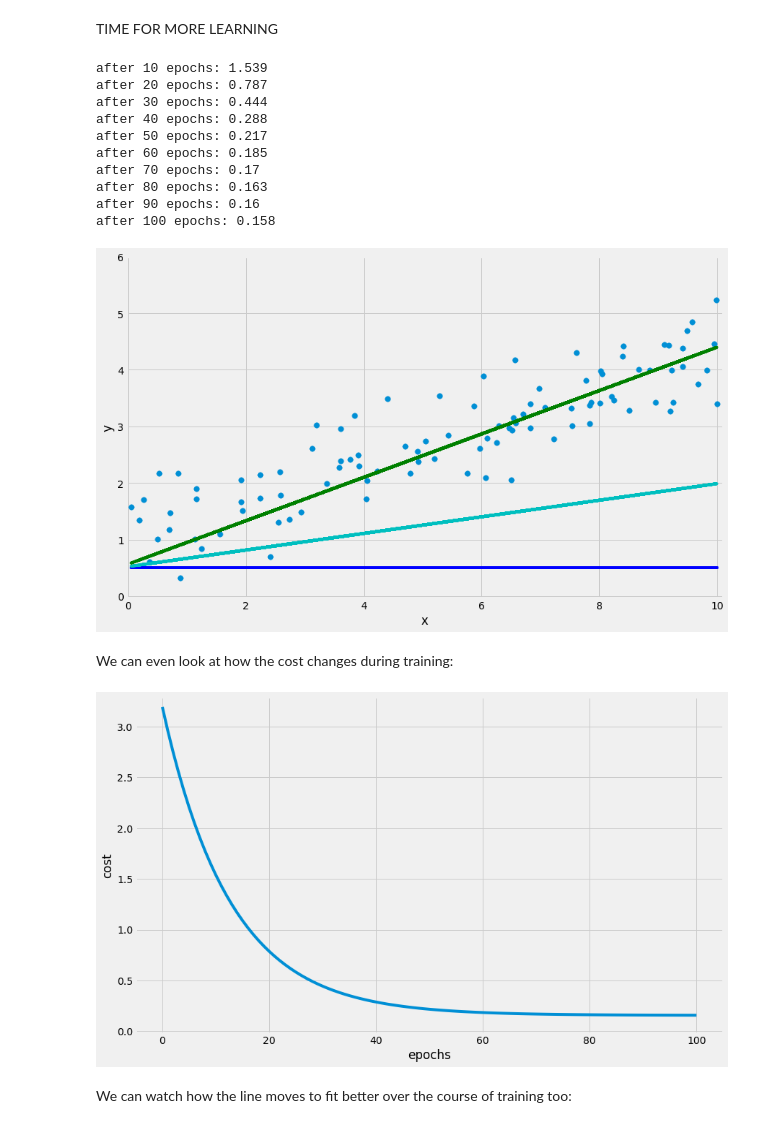
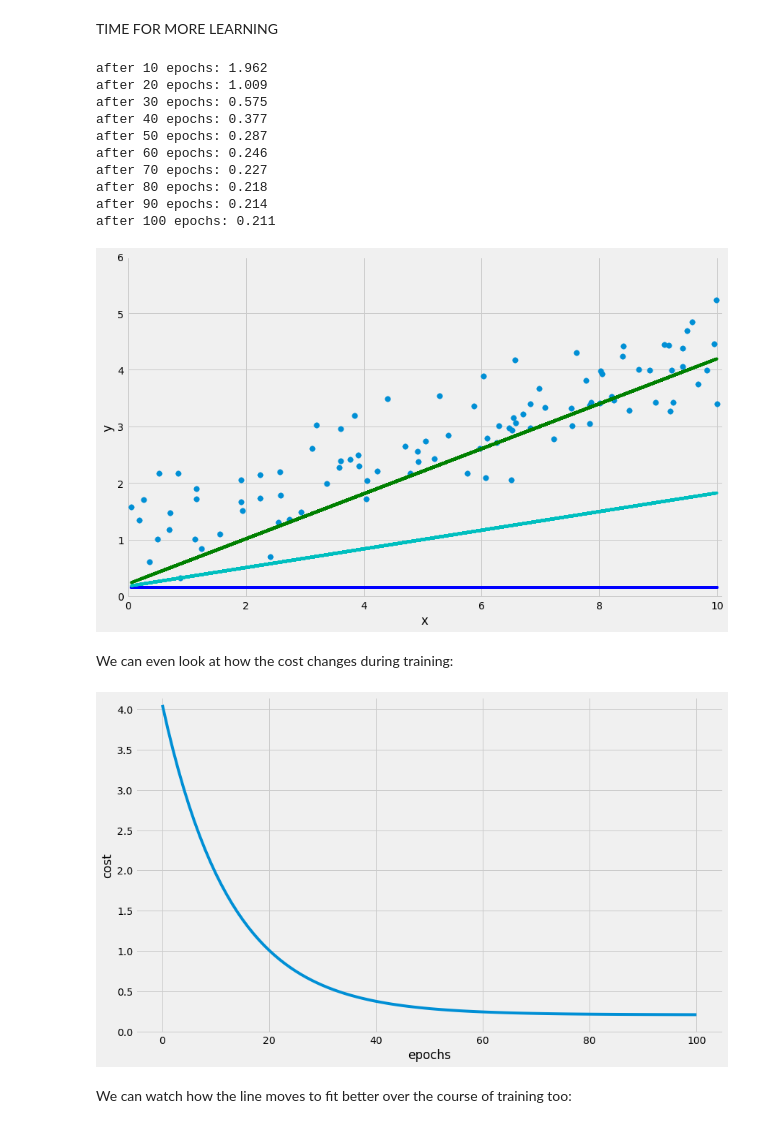
Before and after one commit to evan-burke/m3_sf_2020_training, a Jupyter notebook: how_ml_works.ipynb, the cells around one changed output. Drawn from its saved outputs; the diff is of its cells as text; code cells hidden in the pictures.

```diff
--- a/how_ml_works.ipynb
+++ b/how_ml_works.ipynb
@@ -196,6 +196,6 @@ display(Image("img/fog.jpg"))
 # %% [markdown]
 FANCY COMPUTER MATH GOES HERE
 # %%
-boring_line = Line('blue', 0.5, 0)
+boring_line = Line('blue', 0.15, 0)
 plot_points(lines=[boring_line])
 # %% [output]
@@ -286,6 +286,8 @@ plot_points(lines=[boring_line, trained_20])
 # %% [markdown]
 TIME FOR MORE LEARNING
 # %%
+learning_rate = 0.0005
+
 epochs = 100
 trained_100, training_trend_100 = gradient_descent(boring_line,
                                learning_rate=learning_rate,
@@ -293,35 +295,35 @@ trained_100, training_trend_100 = gradient_descent(boring_line,
                                new_color='green',
                                verbose=True)
 # %% [output]
-after 10 epochs: 1.539
-after 20 epochs: 0.787
-after 30 epochs: 0.444
-after 40 epochs: 0.288
-after 50 epochs: 0.217
-after 60 epochs: 0.185
-after 70 epochs: 0.17
-after 80 epochs: 0.163
-after 90 epochs: 0.16
-after 100 epochs: 0.158
+after 10 epochs: 1.962
+after 20 epochs: 1.009
+after 30 epochs: 0.575
+after 40 epochs: 0.377
+after 50 epochs: 0.287
+after 60 epochs: 0.246
+after 70 epochs: 0.227
+after 80 epochs: 0.218
+after 90 epochs: 0.214
+after 100 epochs: 0.211
 # %%
 plot_points(lines=[boring_line, trained_20, trained_100])
 # %% [output]
-[figure, old version]
+[figure, new version]
 # %% [markdown]
 We can even look at how the cost changes during training:
 # %%
 def plot_trend(training_trend):
     cost_values = [i.cost for i in training_trend]
     plt.figure(figsize=FIGSIZE)
     plt.xlabel('epochs')
     plt.ylabel('cost')
     plt.plot(cost_values)
     plt.axis((None, None, -0.02, max(cost_values) + 0.1)) #xmin, xmax, ymin, ymax
     plt.show()
 
-plot_trend(training_trend_100)
+plot_trend(training_trend_100[0:])
 # %% [output]
-[figure, old version]
+[figure, new version]
 # %% [markdown]
 We can watch how the line moves to fit better over the course of training too:
 # %%
```
Also changed, not shown: parts of 6 cells of this notebook, 1 other file.
